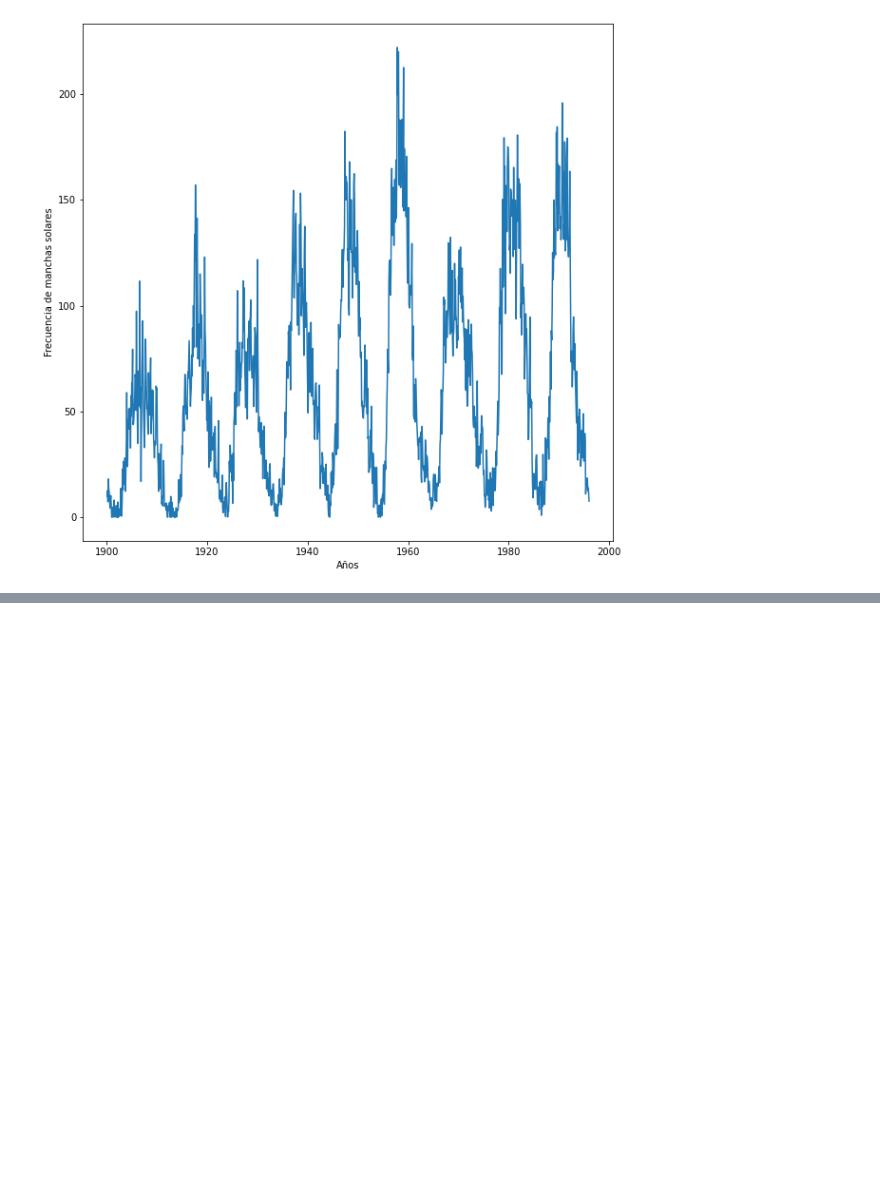
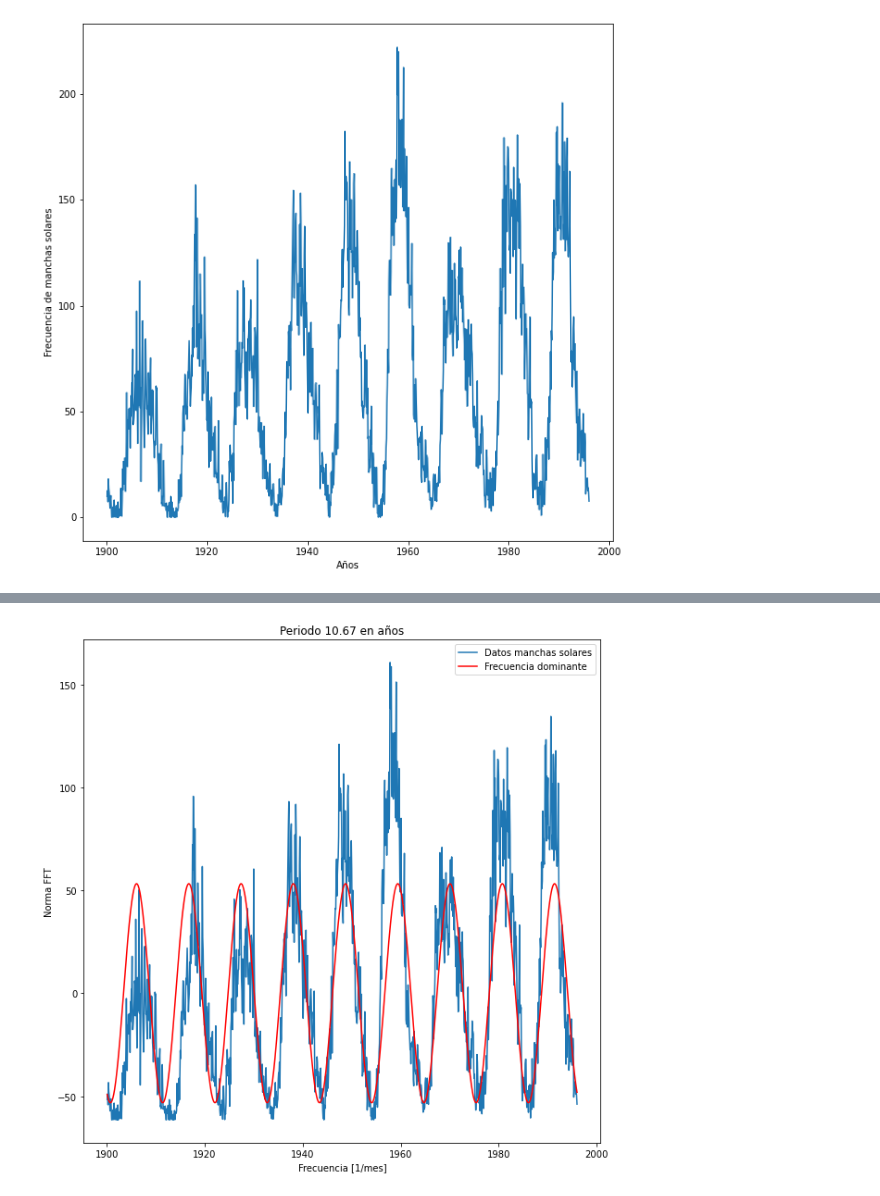
Before and after one commit to sofiaalvarezlopez/Taller5-Metodos-Computacionales, a Jupyter notebook: Taller5-JuanDanielCastrellon-MariaSofiaAlvarez.ipynb, the cells around one changed output, grey strips where cells are left out. Saved outputs shown, nothing was run; the diff lists cells and outputs as text; code cells hidden in the pictures; blank space fills up the shorter version.

```diff
--- a/Taller5-JuanDanielCastrellon-MariaSofiaAlvarez.ipynb
+++ b/Taller5-JuanDanielCastrellon-MariaSofiaAlvarez.ipynb
@@ -386,0 +412,24 @@ plot_frecuencias(FFTA, manchas_solares)
+# %%
+def encontrar_periodo_por_anio(frecs, indice_frec_dom):
+    return (1/frecs[indice_frec_dom])/12
+# %%
+periodo_por_anio = encontrar_periodo_por_anio(frecuencias, indice_frec_dominante)
+# %%
+def ifft_con_frecuencia_dominante(FFT_dom):
+    return np.fft.ifft(FFT_dom)
+# %%
+def plot_con_frec_dominante(fecha, manchas, manchas_frec_dom, media_, periodo):
+    fig = plt.figure(figsize=(10,10))
+    plt.title(r'Periodo {:.2f} en años'.format(periodo))
+    plt.plot(fecha, manchas + media_, label='Datos manchas solares')
+    plt.plot(fecha, np.real(manchas_frec_dom)+media_, c='r', label='Frecuencia dominante')
+
+    plt.xlabel('Frecuencia [1/mes]')
+    plt.ylabel('Norma FFT')
+    plt.legend()
+    plt.savefig('images/Manchas_Solares.png')
+# %%
+manchas_frecuencia_dominante = ifft_con_frecuencia_dominante(FFT_dominante)
+plot_con_frec_dominante(fechas, manchas_solares, manchas_frecuencia_dominante, media, periodo_por_anio)
+# %% [output]
+[figure, added]
```
Also changed, not shown: parts of 9 cells of this notebook, 2 other files.
